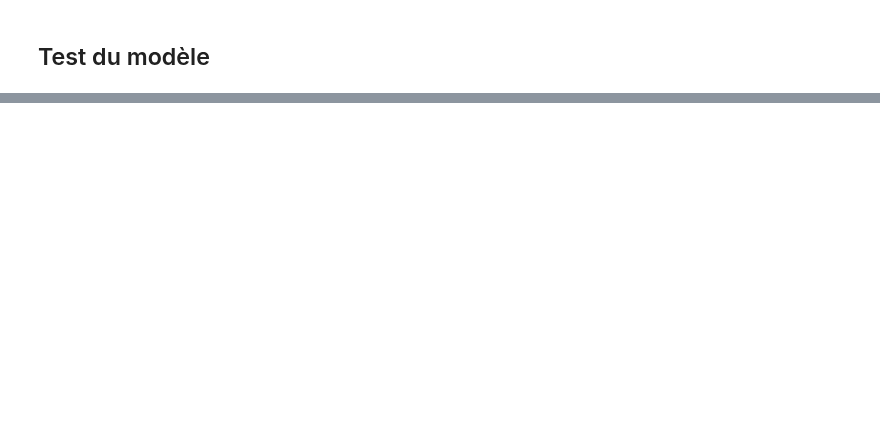
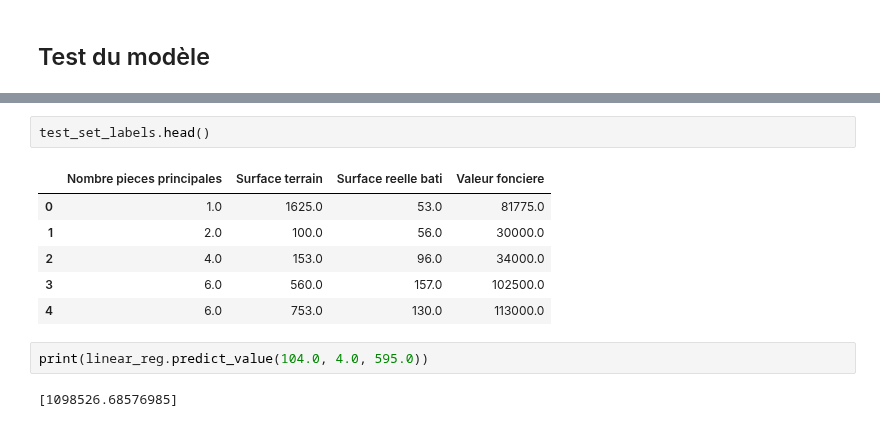
Before and after one commit to Twizzle1997/Immothep, a Jupyter notebook: src/notebookAppV2.ipynb, the cells around one changed output, grey strips where cells are left out. Saved outputs shown, nothing was run; the diff lists cells and outputs as text; blank space fills up the shorter version.

```diff
--- a/src/notebookAppV2.ipynb
+++ b/src/notebookAppV2.ipynb
@@ -194,0 +232,13 @@ valeursMaisons63_if.hist(column='Valeur fonciere')
+# %%
+test_set_labels.head()
+# %% [output]
+|  | Nombre pieces principales | Surface terrain | Surface reelle bati | Valeur fonciere |
+| 0 | 1.0 | 1625.0 | 53.0 | 81775.0 |
+| 1 | 2.0 | 100.0 | 56.0 | 30000.0 |
+| 2 | 4.0 | 153.0 | 96.0 | 34000.0 |
+| 3 | 6.0 | 560.0 | 157.0 | 102500.0 |
+| 4 | 6.0 | 753.0 | 130.0 | 113000.0 |
+# %%
+print(linear_reg.predict_value(104.0, 4.0, 595.0))
+# %% [output]
+[1098526.68576985]
```
Also changed, not shown: parts of 11 cells of this notebook, 6 other files.
